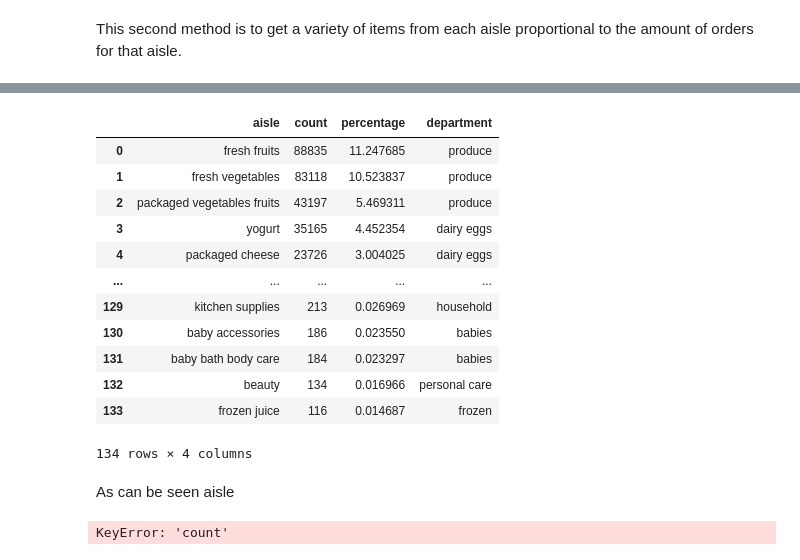
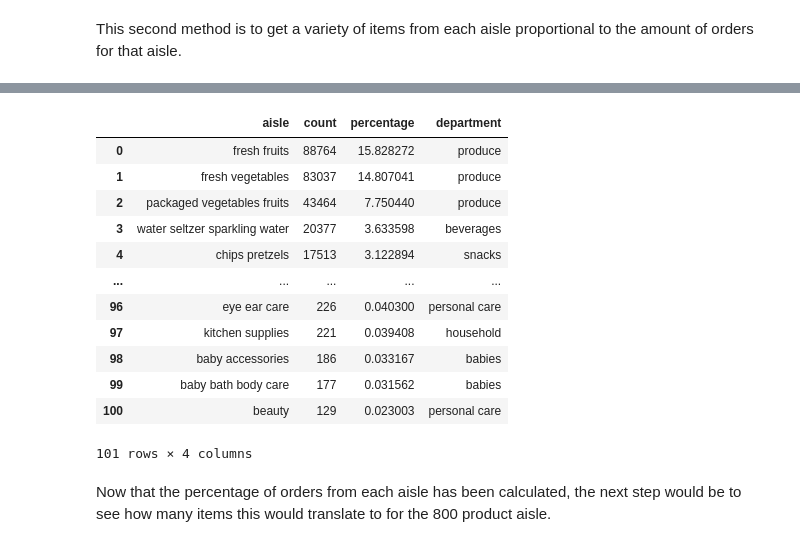
Before and after one commit to b8luong/MMA-Datathon-Supermarket-Analysis, a Jupyter notebook: Datathon.ipynb, the cells around one changed output, grey strips where cells are left out. Cells and saved outputs as stored; diff of their text form; code cells hidden in the pictures.

Commit message:
Finished sorting counts and ranking

```diff
--- a/Datathon.ipynb
+++ b/Datathon.ipynb
@@ -285,6 +285,6 @@ df[df[['order_id', 'product_id']].duplicated()]
 This second method is to get a variety of items from each aisle proportional to the amount of orders for that aisle.
 # %%
 # finding the total amount of products ordered
-train_size = train_data.shape[0]
+train_size = train_aisle.shape[0]
 train_size
 # %% [output]
@@ -292,6 +292,6 @@ train_size
 # %%
 # finding the amount of items ordered for each aisle
-aisle_df=train_data.groupby('aisle').size().reset_index(name='count').sort_values(by='count', ascending=False)
-aisle_df
+aisle_info=train_aisle.groupby('aisle').size().reset_index(name='count').sort_values(by='count', ascending=False)
+aisle_info
 # %% [output]
 |  | aisle | count |
@@ -310,5 +310,5 @@ aisle_df
 # %%
-aisle_df['percentage']=aisle_df['count']/train_size*100
-aisle_df
+aisle_info['percentage']=aisle_info['count']/train_size*100
+aisle_info
 # %% [output]
 |  | aisle | count | percentage |
@@ -407,0 +343,5 @@ Name: department, Length: 789807, dtype: bool
+# %%
+# Creating a mapping to add department into the aisle and count dataframe
+train_aisle_mapping = train_aisle[['aisle', 'department']]
+train_aisle_mapping = train_aisle_mapping.drop_duplicates()
+train_aisle_mapping
@@ -408,24 +362,22 @@ Name: department, Length: 789807, dtype: bool
 # %%
-# Merge the 'aisle_count' DataFrame with the 'department' column from 'train_data' based on the 'aisle' column
-merged_df = aisle_df.merge(train_aisle_mapping, on='aisle', how='left')
+# Merge the 'aisle_count' dataframe with the 'department' column from 'train_aisle' based on the 'aisle' column
+merged_df = aisle_info.merge(train_aisle_mapping, on='aisle', how='left')
 merged_df
 # %% [output]
 |  | aisle | count | percentage | department |
-| 0 | fresh fruits | 88835 | 11.247685 | produce |
-| 1 | fresh vegetables | 83118 | 10.523837 | produce |
-| 2 | packaged vegetables fruits | 43197 | 5.469311 | produce |
-| 3 | yogurt | 35165 | 4.452354 | dairy eggs |
-| 4 | packaged cheese | 23726 | 3.004025 | dairy eggs |
+| 0 | fresh fruits | 88764 | 15.828272 | produce |
+| 1 | fresh vegetables | 83037 | 14.807041 | produce |
+| 2 | packaged vegetables fruits | 43464 | 7.750440 | produce |
+| 3 | water seltzer sparkling water | 20377 | 3.633598 | beverages |
+| 4 | chips pretzels | 17513 | 3.122894 | snacks |
 | ... | ... | ... | ... | ... |
-| 129 | kitchen supplies | 213 | 0.026969 | household |
-| 130 | baby accessories | 186 | 0.023550 | babies |
-| 131 | baby bath body care | 184 | 0.023297 | babies |
-| 132 | beauty | 134 | 0.016966 | personal care |
-| 133 | frozen juice | 116 | 0.014687 | frozen |
+| 96 | eye ear care | 226 | 0.040300 | personal care |
+| 97 | kitchen supplies | 221 | 0.039408 | household |
+| 98 | baby accessories | 186 | 0.033167 | babies |
+| 99 | baby bath body care | 177 | 0.031562 | babies |
+| 100 | beauty | 129 | 0.023003 | personal care |
-134 rows × 4 columns
+101 rows × 4 columns
 # %% [markdown]
-As can be seen aisle
+Now that the percentage of orders from each aisle has been calculated, the next step would be to see how many items this would translate to for the 800 product aisle.
 # %%
-df['count']
+merged_df['amount'] = round((merged_df['percentage']/100)*800)
-# %% [output]
-KeyError: 'count'
```
Also changed, not shown: parts of 37 cells of this notebook.
